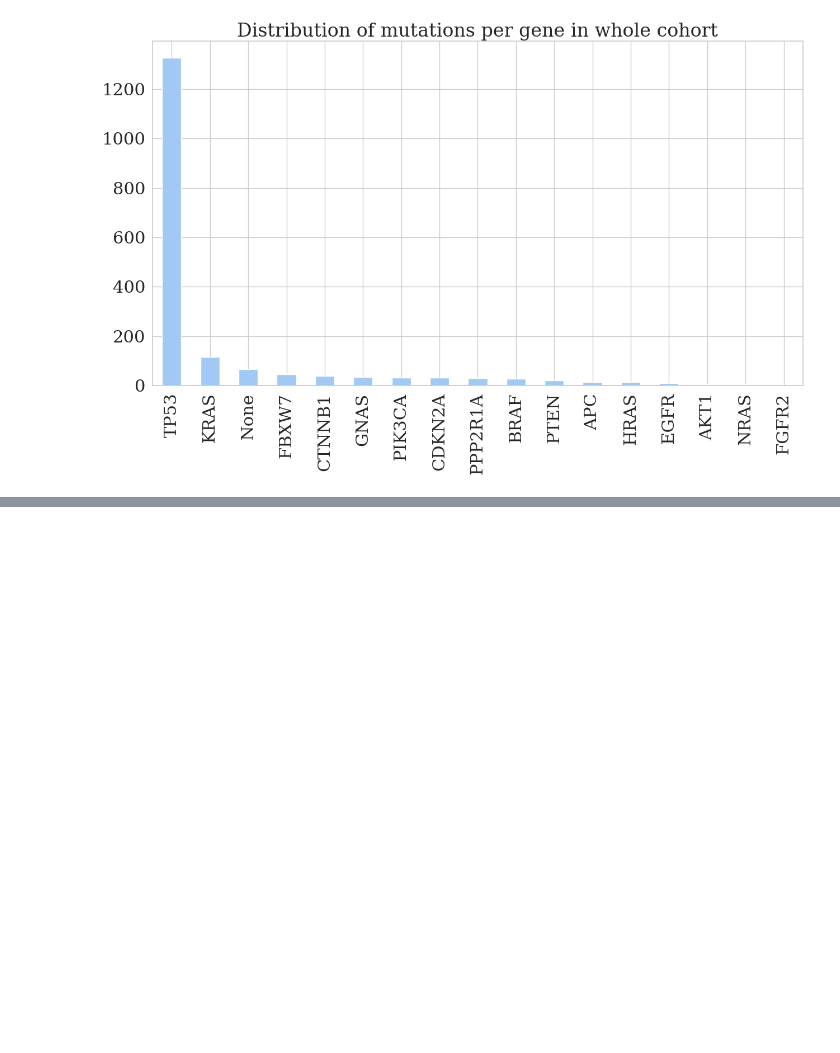
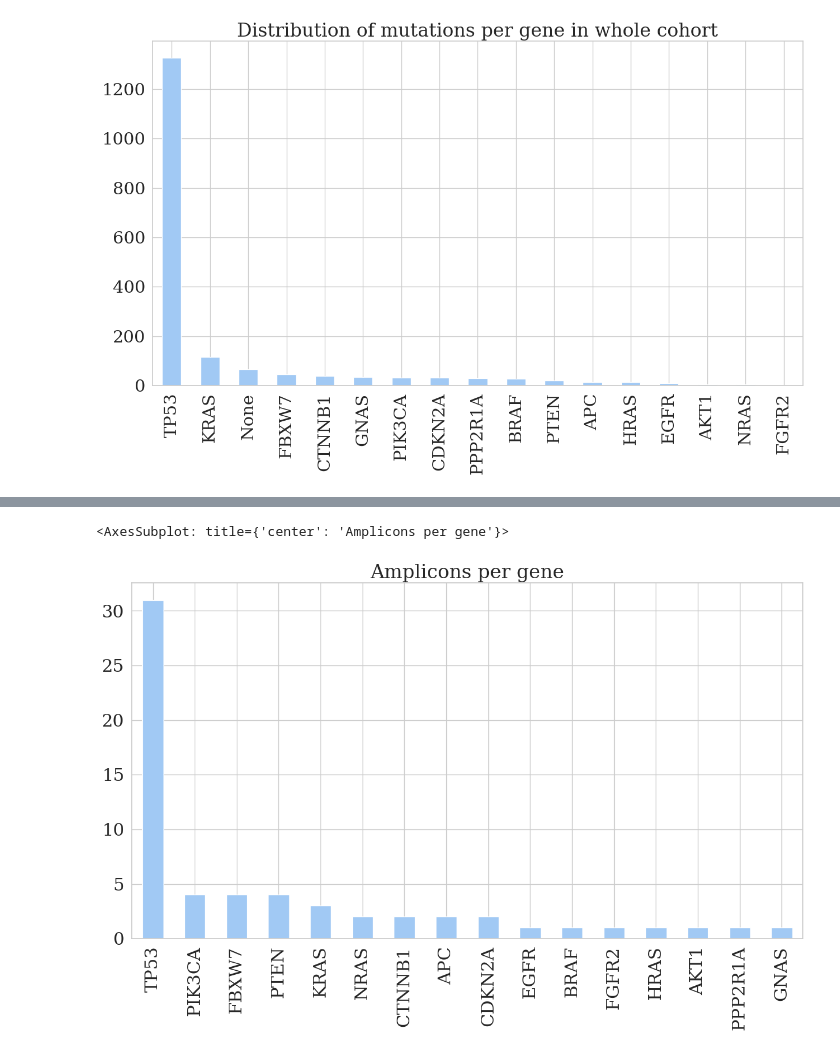
Before and after one commit to asifzubair/cancerseek-reanalysis, a Jupyter notebook: notebooks/eda.ipynb, the cells around one changed output, grey strips where cells are left out. Saved outputs shown, nothing was run; the diff lists cells and outputs as text; code cells hidden in the pictures; blank space fills up the shorter version.

```diff
--- a/notebooks/eda.ipynb
+++ b/notebooks/eda.ipynb
@@ -158,0 +217,13 @@ f, a = add_roc_curve_to_ax(y_label, y_pred_probs, "baseline")
+# %%
+df = pd.read_excel(
+        os.path.join(DATA_DIR, "NIHMS982921-supplement-Tables_S1_to_S11.xlsx"),
+        sheet_name="Table S1",
+        skiprows=2,
+        skipfooter=2,
+    )
+# %%
+df.Gene.value_counts().plot(
+    kind="bar", title="Amplicons per gene", color = colors[0])
+# %% [output]
+<AxesSubplot: title={'center': 'Amplicons per gene'}>
+[figure, added]
```
Also changed, not shown: parts of 20 cells of this notebook, 3 other files.
